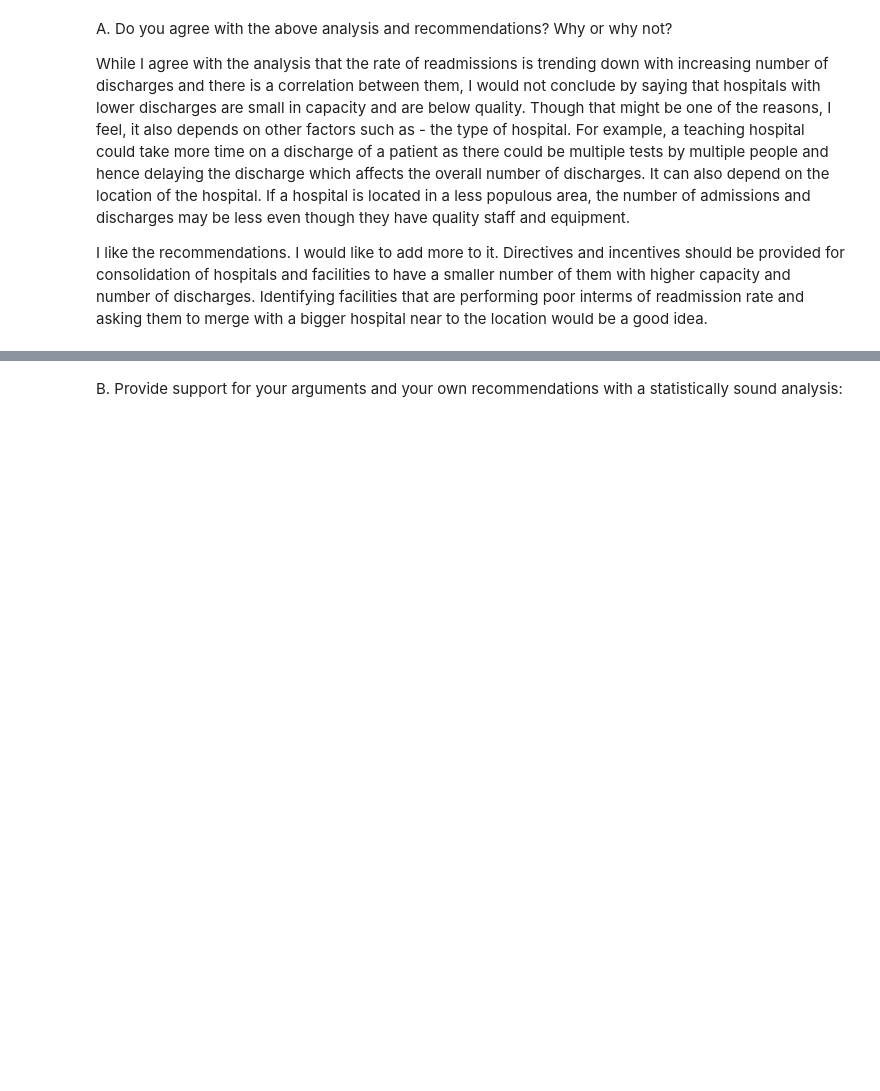
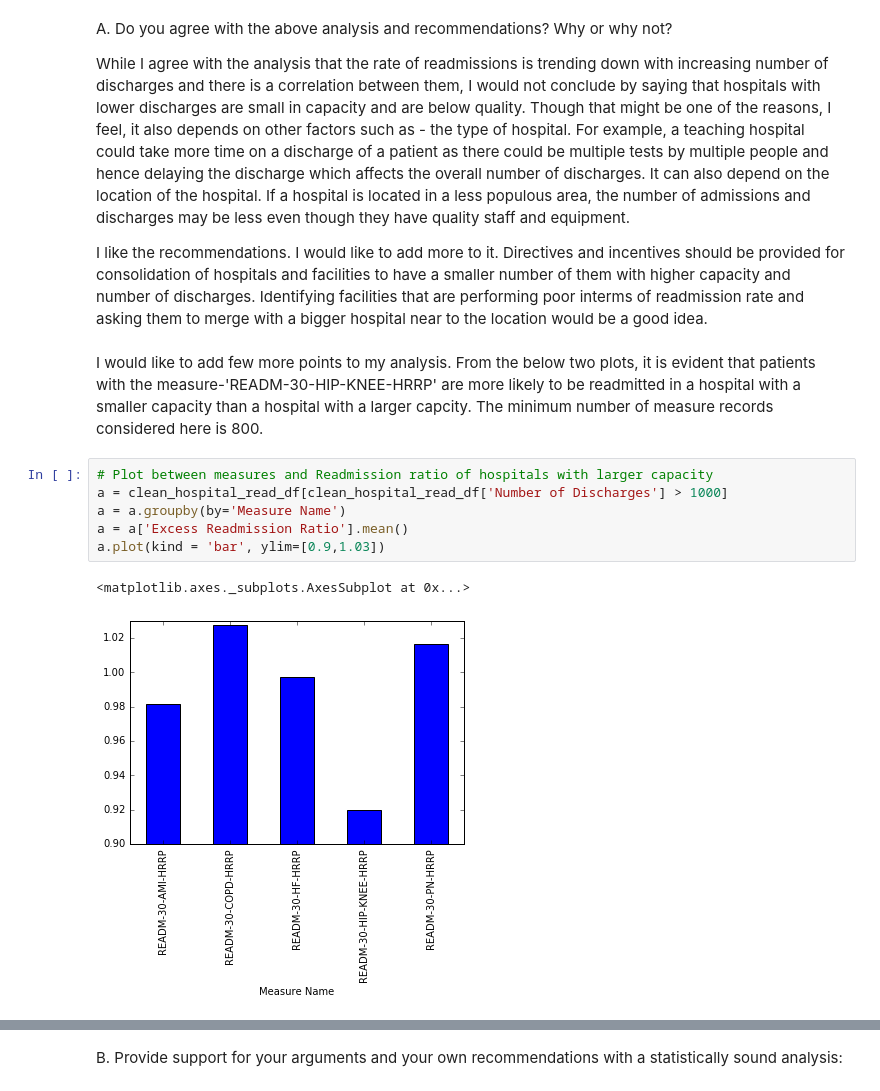
Before and after one commit to Naveed1842/data-science-intensive-2, a Jupyter notebook: statistics project 3/sliderule_dsi_inferential_statistics_exercise_3.ipynb, the cells around one changed output, grey strips where cells are left out. Saved outputs shown, nothing was run; the diff lists cells and outputs as text; blank space fills up the shorter version.

Commit message:
Adding more plots for analysis

```diff
--- a/statistics project 3/sliderule_dsi_inferential_statistics_exercise_3.ipynb
+++ b/statistics project 3/sliderule_dsi_inferential_statistics_exercise_3.ipynb
@@ -116,3 +114,14 @@ While I agree with the analysis that the rate of readmissions is trending down w
 For example, a teaching hospital could take more time on a discharge of a patient as there could be multiple tests by multiple people and hence delaying the discharge which affects the overall number of discharges. It can also depend on the location of the hospital. If a hospital is located in a less populous area, the number of admissions and discharges may be less even though they have quality staff and equipment.
 
 I like the recommendations. I would like to add more to it. Directives and incentives should be provided for consolidation of hospitals and facilities to have a smaller number of them with higher capacity and number of discharges. Identifying facilities that are performing poor interms of readmission rate and asking them to merge with a bigger hospital near to the location would be a good idea.
+# %% [markdown]
+I would like to add few more points to my analysis. From the below two plots, it is evident that patients with the measure-'READM-30-HIP-KNEE-HRRP' are more likely to be readmitted in a hospital with a smaller capacity than a hospital with a larger capcity. The minimum number of measure records considered here is 800.
+# %%
+# Plot between measures and Readmission ratio of hospitals with larger capacity
+a = clean_hospital_read_df[clean_hospital_read_df['Number of Discharges'] > 1000]
+a = a.groupby(by='Measure Name')
+a = a['Excess Readmission Ratio'].mean()
+a.plot(kind = 'bar', ylim=[0.9,1.03])
+# %% [output]
+<matplotlib.axes._subplots.AxesSubplot at 0x...>
+[figure, added]
```
Also changed, not shown: parts of 6 cells of this notebook.
